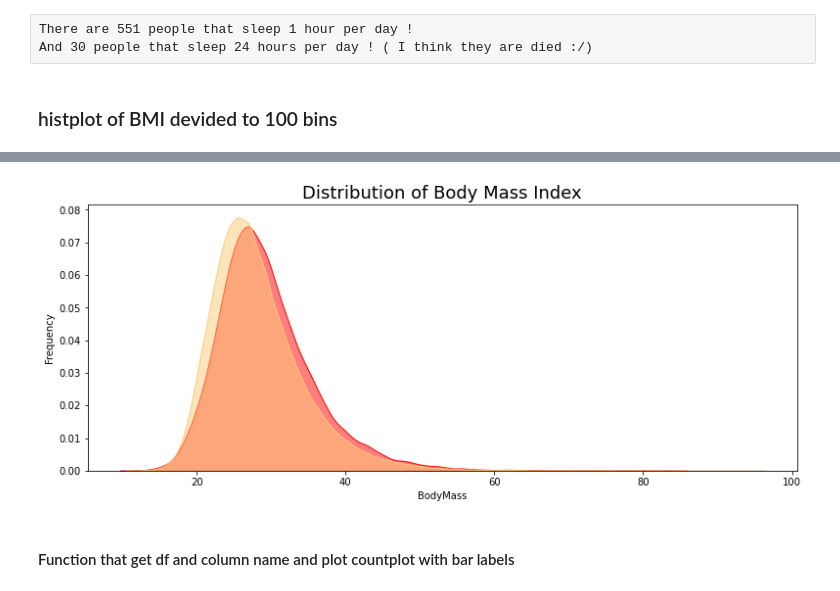
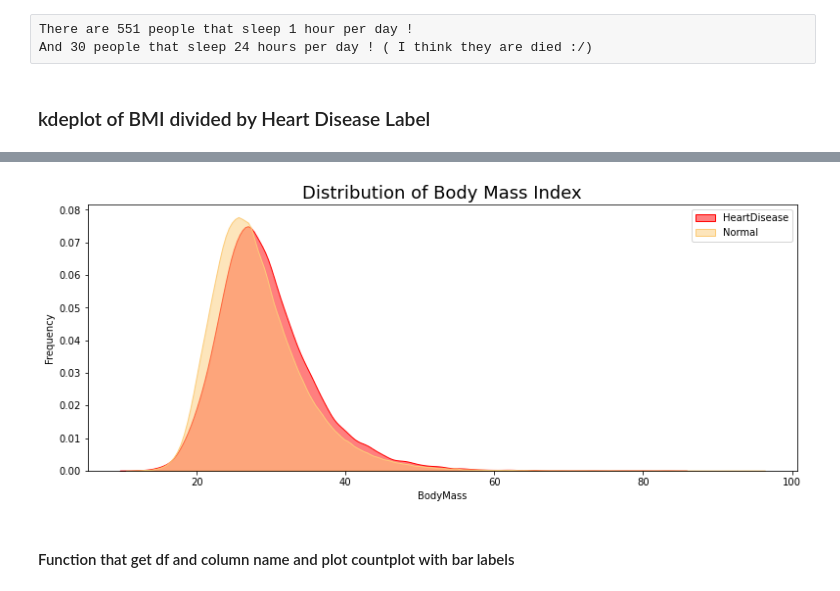
Before and after one commit to idanwork22/john_bryce_all, a Jupyter notebook: ML project/Idan_Chen_project.ipynb, the cells around one changed output, grey strips where cells are left out. Saved outputs shown, nothing was run; the diff lists cells and outputs as text; code cells hidden in the pictures.

Commit message:
add legends

```diff
--- a/ML project/Idan_Chen_project.ipynb
+++ b/ML project/Idan_Chen_project.ipynb
@@ -103,20 +103,21 @@ _ = ax.set_title("Histribution of Sleep Time With 24 bins")
 # %% [raw]
 There are 551 people that sleep 1 hour per day !
 And 30 people that sleep 24 hours per day ! ( I think they are died :/)
-# %% [markdown]
-### histplot of BMI devided to 100 bins
+# %% [markdown]
+### kdeplot of BMI divided by Heart Disease Label
 # %% [markdown]
 ![BMI](BMI_img.png)
 # %%
 fig, ax = plt.subplots(figsize = (13,5))
 sns.kdeplot(df[df["HeartDisease"]==1]["BMI"], alpha=0.5,shade = True, color="red", label="HeartDisease", ax = ax)
 sns.kdeplot(df[df["HeartDisease"]==0]["BMI"], alpha=0.5,shade = True, color="#fccc79", label="Normal", ax = ax)
 plt.title('Distribution of Body Mass Index', fontsize = 18)
 ax.set_xlabel("BodyMass")
 ax.set_ylabel("Frequency")
+ax.legend()
 plt.show()
 # %% [output]
-[figure, old version]
+[figure, new version]
 # %% [markdown]
 #### Function that get df and column name and plot countplot with bar labels
 # %%
```
Also changed, not shown: parts of 7 cells of this notebook.
